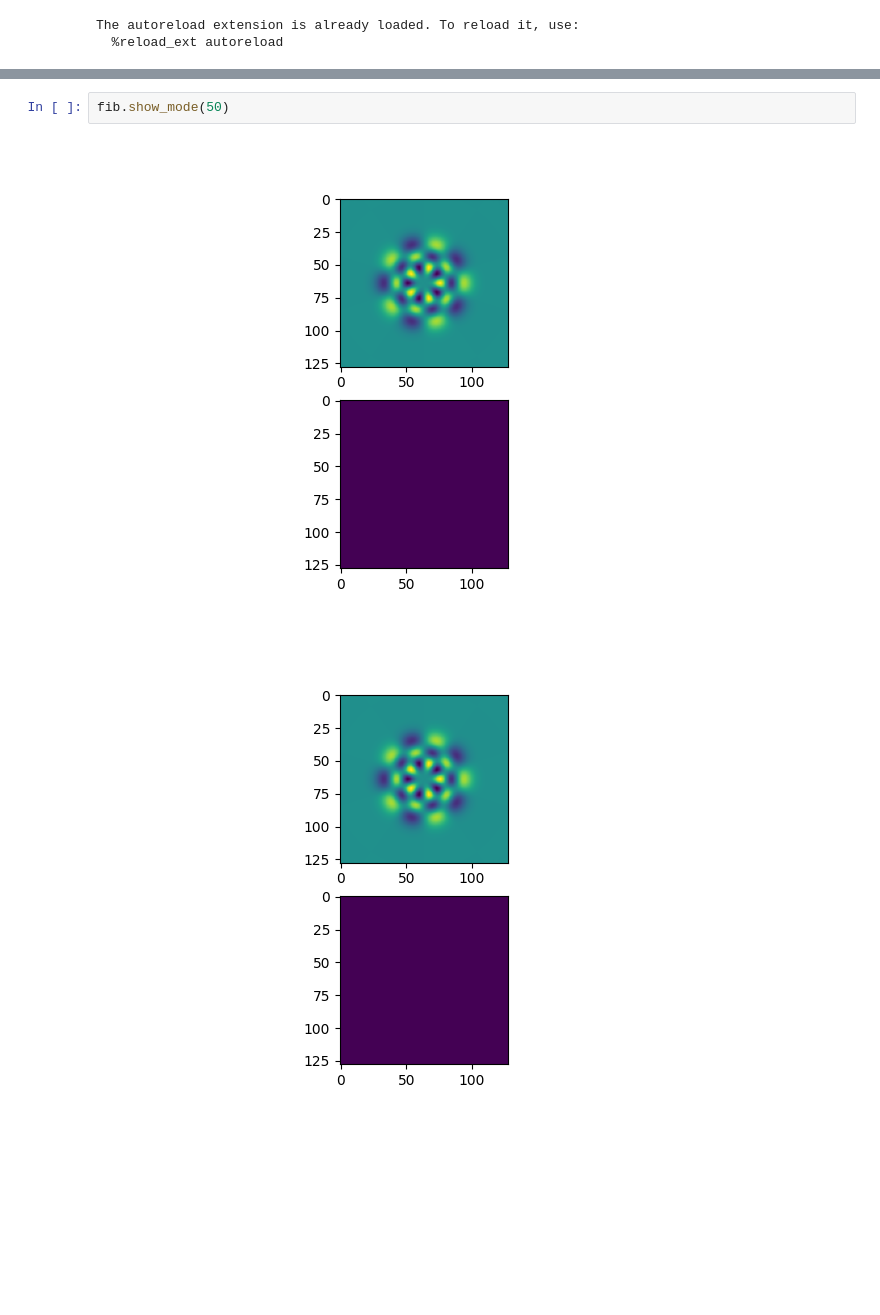
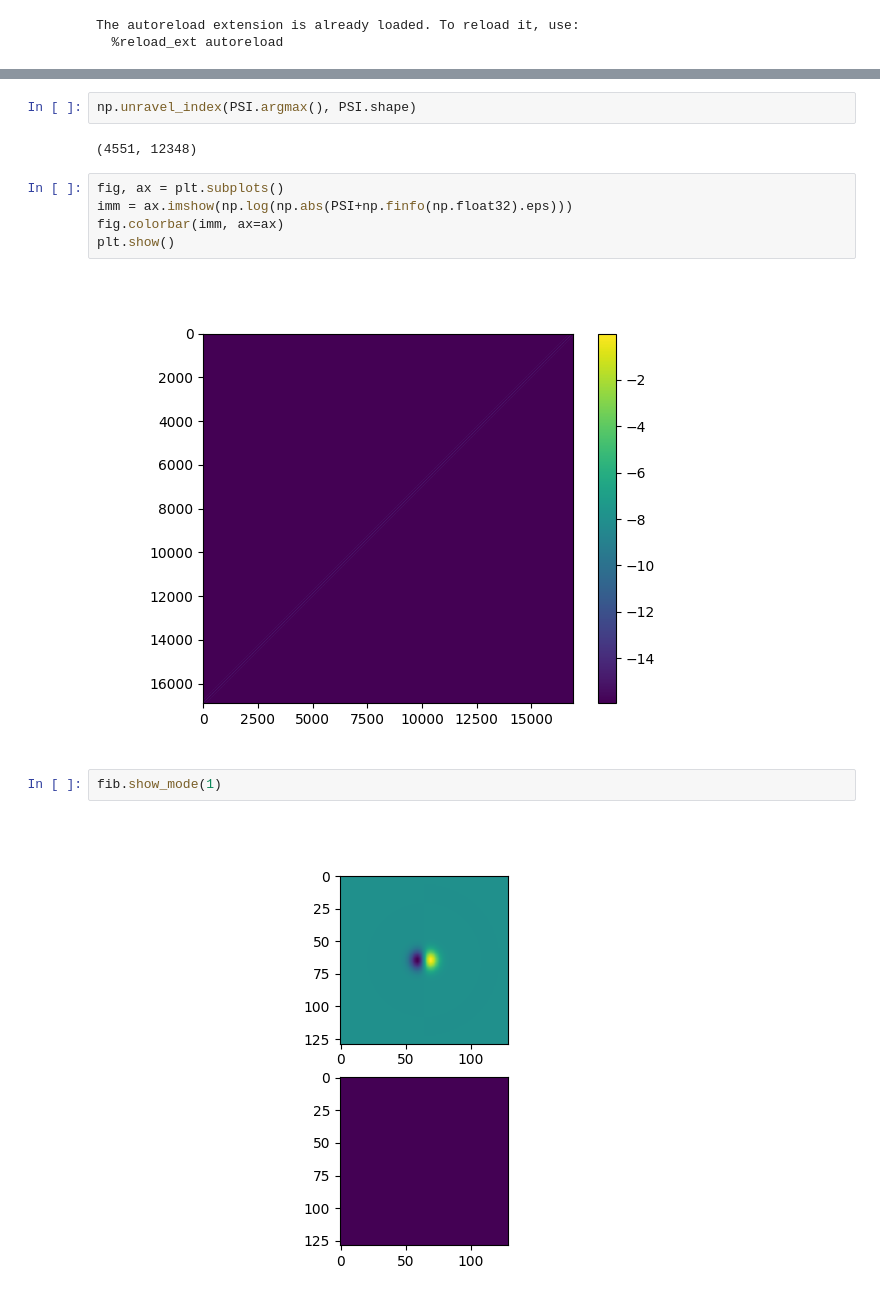
Before and after one commit to rubiaek/qdc2, a Jupyter notebook: qdc/mmf/finite_phase_matching.ipynb, the cells around one changed output, grey strips where cells are left out. Drawn from its saved outputs; the diff is of its cells as text; blank space fills up the shorter version.

```diff
--- a/qdc/mmf/finite_phase_matching.ipynb
+++ b/qdc/mmf/finite_phase_matching.ipynb
@@ -182,5 +183,15 @@ Largest element: 9.899e-05
+# %%
+np.unravel_index(PSI.argmax(), PSI.shape)
+# %% [output]
+(4551, 12348)
+# %%
+fig, ax = plt.subplots()
+imm = ax.imshow(np.log(np.abs(PSI+np.finfo(np.float32).eps)))
+fig.colorbar(imm, ax=ax)
+plt.show()
+# %% [output]
+[figure, added]
 # %%
-fib.show_mode(50)
+fib.show_mode(1)
 # %% [output]
-[figure, old version]
+[figure, new version]
-[figure, removed]
```
Also changed, not shown: parts of 13 cells of this notebook.
